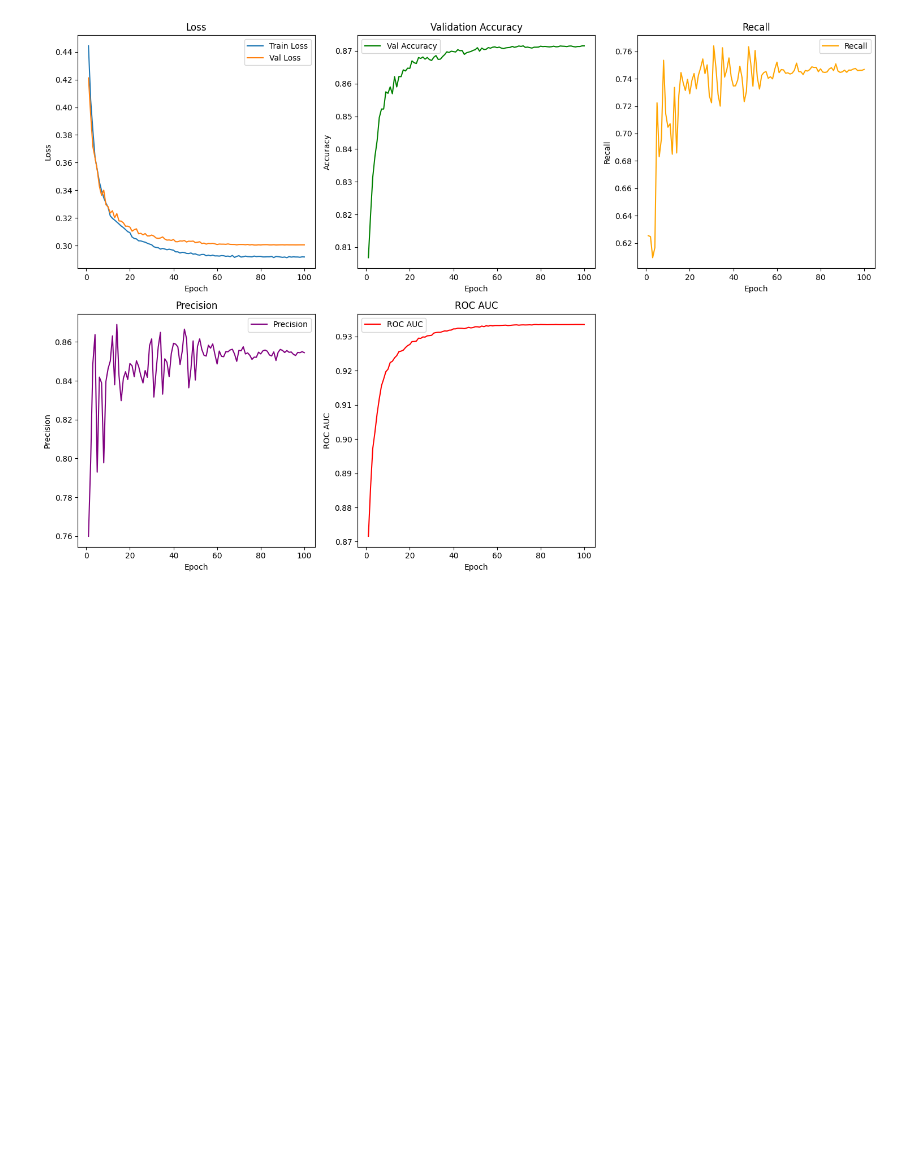
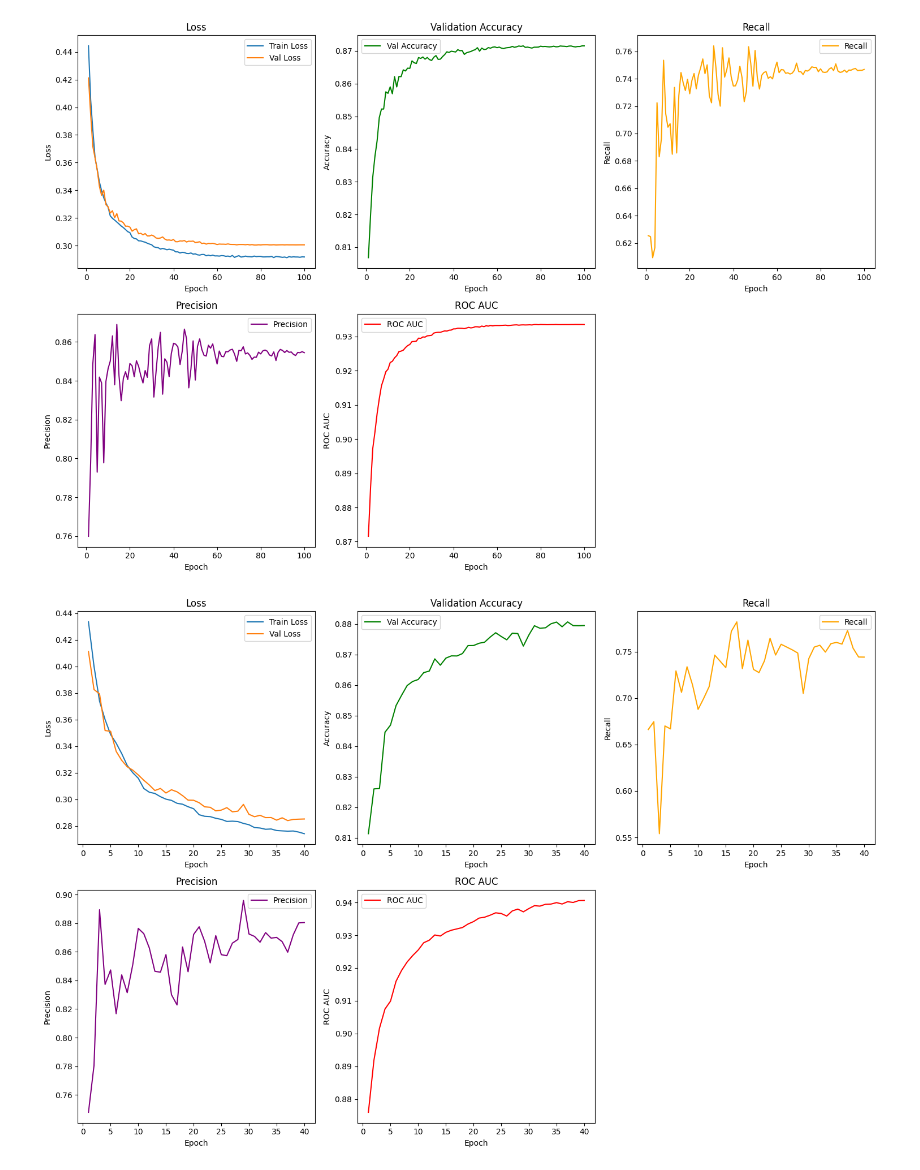
Before and after one commit to Pinkvinus/CS2_cheat_detection, a Jupyter notebook: Transformer/visualization/visualize.ipynb, the cells around one changed output. Saved outputs shown, nothing was run; the diff lists cells and outputs as text; code cells hidden in the pictures; blank space fills up the shorter version.

Commit message:
add different seed models

```diff
--- a/Transformer/visualization/visualize.ipynb
+++ b/Transformer/visualization/visualize.ipynb
@@ -70,6 +74,9 @@ def plot_metrics(metrics):
 # %%
 plot_metrics(metrics_1024)
 plot_metrics(metrics_512)
+plot_metrics(metrics_1024_seed41)
+plot_metrics(metrics_1024_seed43)
 # %% [output]
 [figure]
 [figure]
+[figure, added]
```
Also changed, not shown: parts of 2 cells of this notebook.
